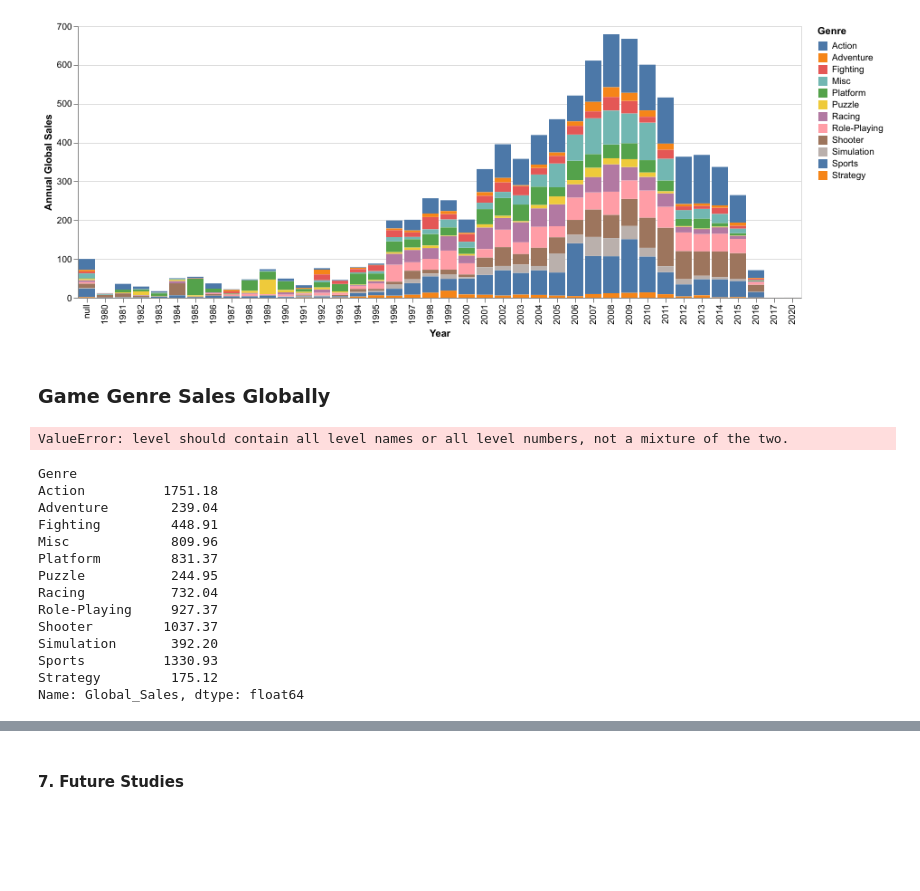
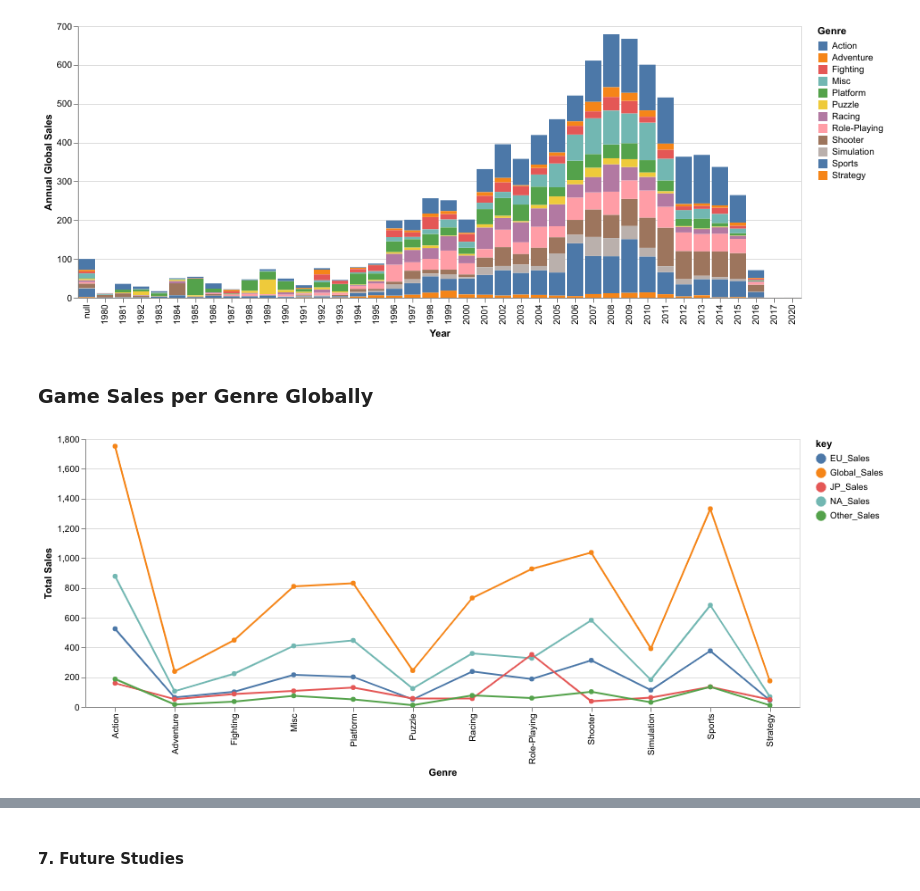
Before and after one commit to ubco-mds-2020-labs/data-550-project2-group-4, a Jupyter notebook: Aamir Working.ipynb, the cells around one changed output, grey strips where cells are left out. Drawn from its saved outputs; the diff is of its cells as text; code cells hidden in the pictures; blank space fills up the shorter version.

Commit message:
Global Sales Charts

```diff
--- a/Aamir Working.ipynb
+++ b/Aamir Working.ipynb
@@ -158,8 +159,4 @@ alt.Chart(game).mark_bar().encode(
 # %% [output]
 [figure]
 # %% [markdown]
-### Game Genre Sales Globally
+### Game Sales per Genre Globally
-# %%
-game.stack(['NA_Sales','EU_Sales','JP_Sales','Other_Sales','Global_Sales'])
-# %% [output]
-ValueError: level should contain all level names or all level numbers, not a mixture of the two.
@@ -171,17 +163,10 @@ alt.Chart(game).mark_line(point=True).encode(
-# %%
-game.groupby('Genre')['Global_Sales'].sum()
-# %% [output]
-Genre
-Action          1751.18
-Adventure        239.04
-Fighting         448.91
-Misc             809.96
-Platform         831.37
-Puzzle           244.95
-Racing           732.04
-Role-Playing     927.37
-Shooter         1037.37
-Simulation       392.20
-Sports          1330.93
-Strategy         175.12
-Name: Global_Sales, dtype: float64
+# %%
+alt.Chart(game.groupby('Genre')[['NA_Sales','EU_Sales','JP_Sales','Other_Sales','Global_Sales']].sum().reset_index()).transform_fold(
+    ['NA_Sales','EU_Sales','JP_Sales','Other_Sales','Global_Sales']
+).mark_line(point=True).encode(
+    x='Genre:N',
+    y=alt.Y('value:Q', axis=alt.Axis(title='Total Sales')),
+    color='key:N'
+).properties(width=800)
+# %% [output]
+[figure, added]
```
Also changed, not shown: parts of 6 cells of this notebook.
